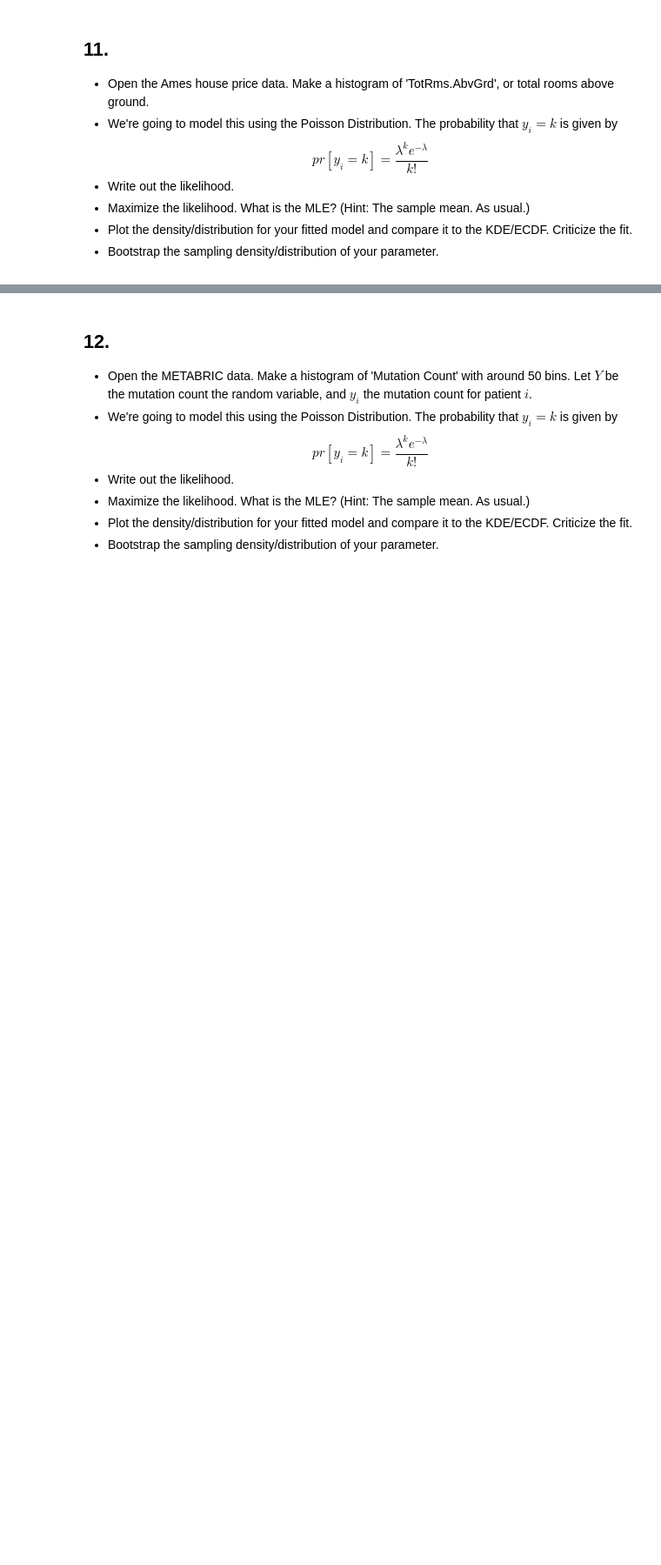
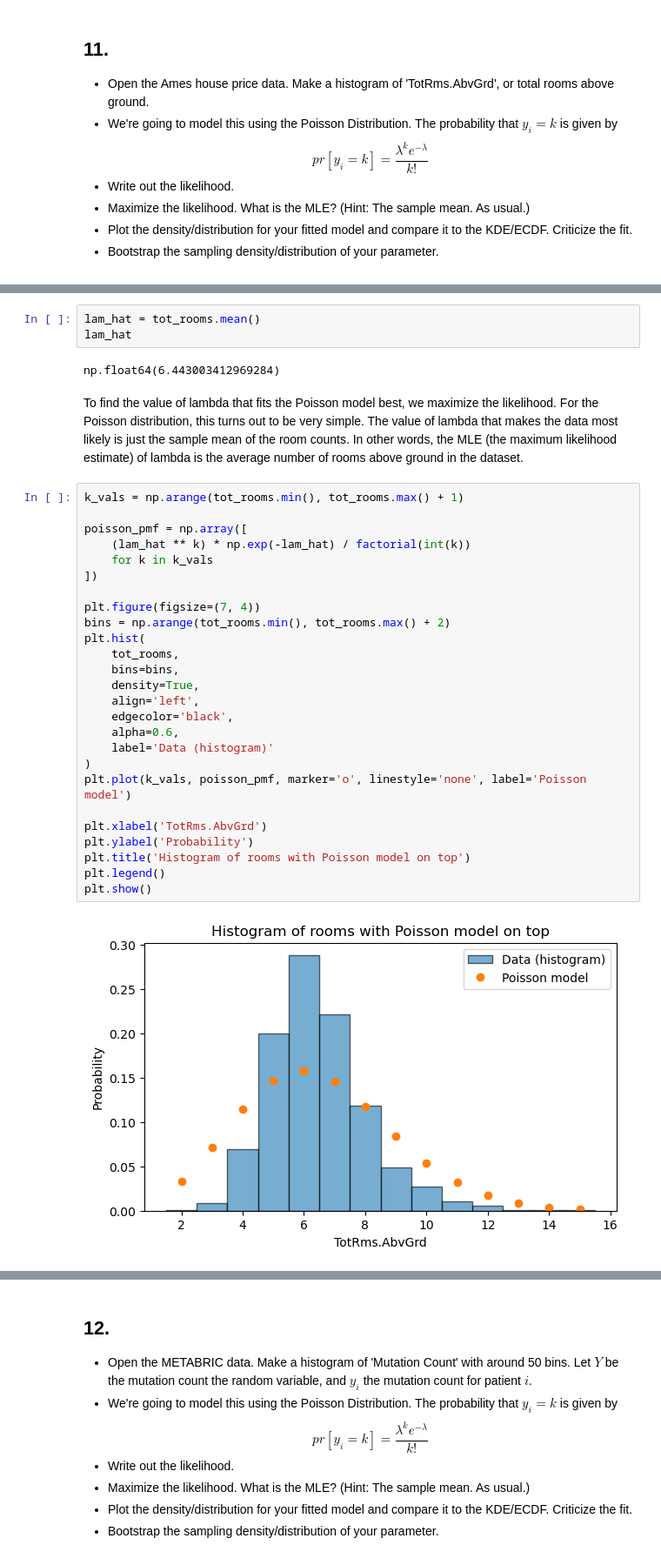
Before and after one commit to Maodougie25/UnderstandingUncertainty_Assignment7_MAT, a Jupyter notebook: assignment_7.ipynb, the cells around one changed output, grey strips where cells are left out. Shown at 87% size. Cells and saved outputs as stored; diff of their text form; blank space fills up the shorter version.

```diff
--- a/assignment_7.ipynb
+++ b/assignment_7.ipynb
@@ -327,0 +372,35 @@ $$
+# %%
+lam_hat = tot_rooms.mean()
+lam_hat
+# %% [output]
+np.float64(6.443003412969284)
+# %% [markdown]
+To find the value of lambda that fits the Poisson model best, we maximize the likelihood. For the Poisson distribution, this turns out to be very simple. The value of lambda that makes the data most likely is just the sample mean of the room counts. In other words, the MLE (the maximum likelihood estimate) of lambda is the average number of rooms above ground in the dataset.
+# %%
+k_vals = np.arange(tot_rooms.min(), tot_rooms.max() + 1)
+
+poisson_pmf = np.array([
+    (lam_hat ** k) * np.exp(-lam_hat) / factorial(int(k))
+    for k in k_vals
+])
+
+plt.figure(figsize=(7, 4))
+bins = np.arange(tot_rooms.min(), tot_rooms.max() + 2)
+plt.hist(
+    tot_rooms,
+    bins=bins,
+    density=True,
+    align='left',
+    edgecolor='black',
+    alpha=0.6,
+    label='Data (histogram)'
+)
+plt.plot(k_vals, poisson_pmf, marker='o', linestyle='none', label='Poisson model')
+
+plt.xlabel('TotRms.AbvGrd')
+plt.ylabel('Probability')
+plt.title('Histogram of rooms with Poisson model on top')
+plt.legend()
+plt.show()
+# %% [output]
+[figure, added]
```
Also changed, not shown: parts of 9 cells of this notebook.
